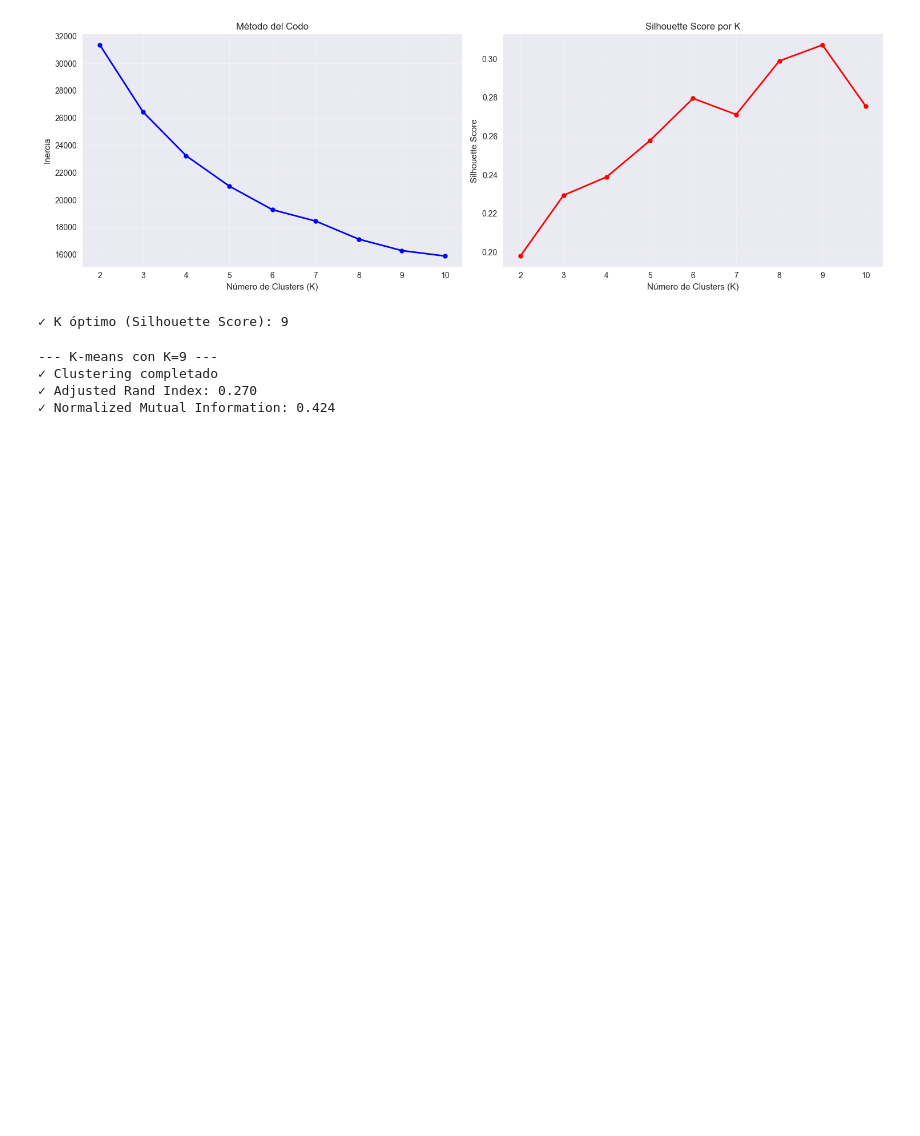
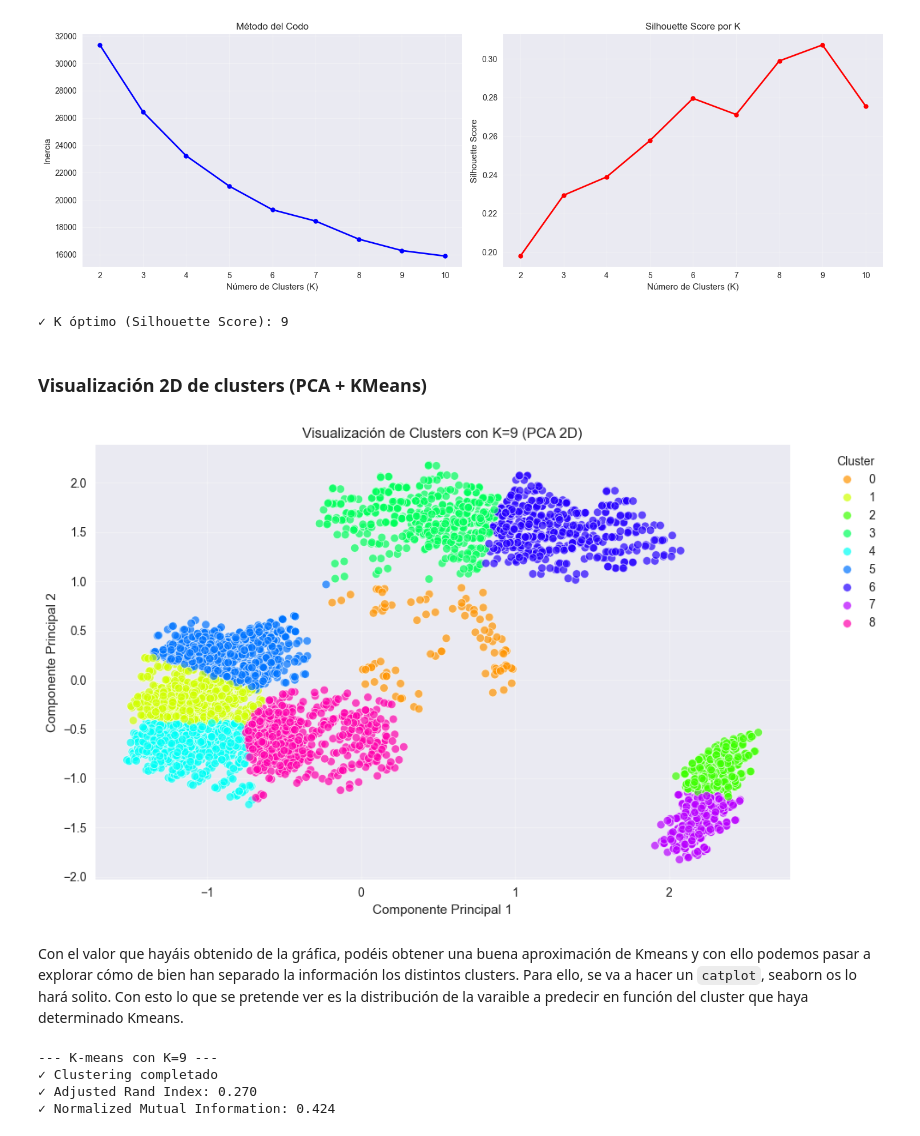
Before and after one commit to merkandez/aprendizaje_no_supervisado, a Jupyter notebook: clustering-pca.ipynb, the cells around one changed output. Cells and saved outputs as stored; diff of their text form; code cells hidden in the pictures; blank space fills up the shorter version.

```diff
--- a/clustering-pca.ipynb
+++ b/clustering-pca.ipynb
@@ -499,4 +567,37 @@ K=9: Inercia=16289, Silhouette=0.307
 K=10: Inercia=15890, Silhouette=0.276
 [figure]
 ✓ K óptimo (Silhouette Score): 9
+# %% [markdown]
+### Visualización 2D de clusters (PCA + KMeans)
+# %%
+# Reducir a 2 componentes para visualización
+pca_2d = PCA(n_components=2, random_state=42)
+X_2d = pca_2d.fit_transform(X_train)
+
+# Aplicar KMeans con el K óptimo
+kmeans_opt = KMeans(n_clusters=optimal_k, random_state=42, n_init=10)
+cluster_labels_opt = kmeans_opt.fit_predict(X_2d)
+
+# Graficar
+plt.figure(figsize=(10, 6))
+palette = sns.color_palette("hsv", optimal_k)
+
+sns.scatterplot(
+    x=X_2d[:, 0], y=X_2d[:, 1],
+    hue=cluster_labels_opt,
+    palette=palette,
+    legend="full", alpha=0.7
+)
+
+plt.title(f"Visualización de Clusters con K={optimal_k} (PCA 2D)")
+plt.xlabel("Componente Principal 1")
+plt.ylabel("Componente Principal 2")
+plt.grid(True, alpha=0.3)
+plt.legend(title="Cluster", bbox_to_anchor=(1.05, 1), loc='upper left')
+plt.tight_layout()
+plt.show()
+# %% [output]
+[figure, added]
+# %% [markdown]
+Con el valor que hayáis obtenido de la gráfica, podéis obtener una buena aproximación de Kmeans y con ello podemos pasar a explorar cómo de bien han separado la información los distintos clusters. Para ello, se va a hacer un ``catplot``, seaborn os lo hará solito. Con esto lo que se pretende ver es la distribución de la varaible a predecir en función del cluster que haya determinado Kmeans.
 # %%
```
Also changed, not shown: parts of 18 cells of this notebook.
